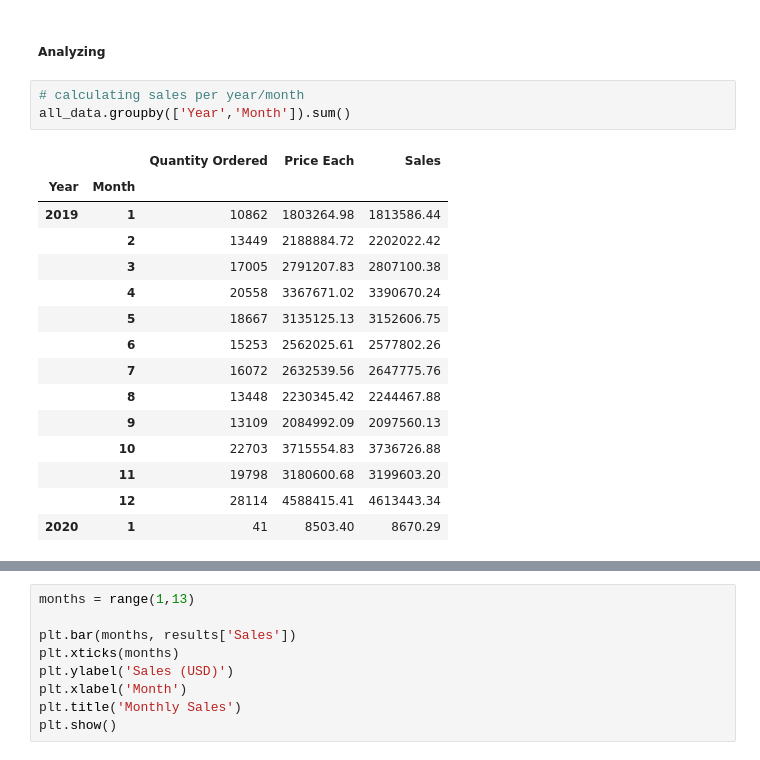
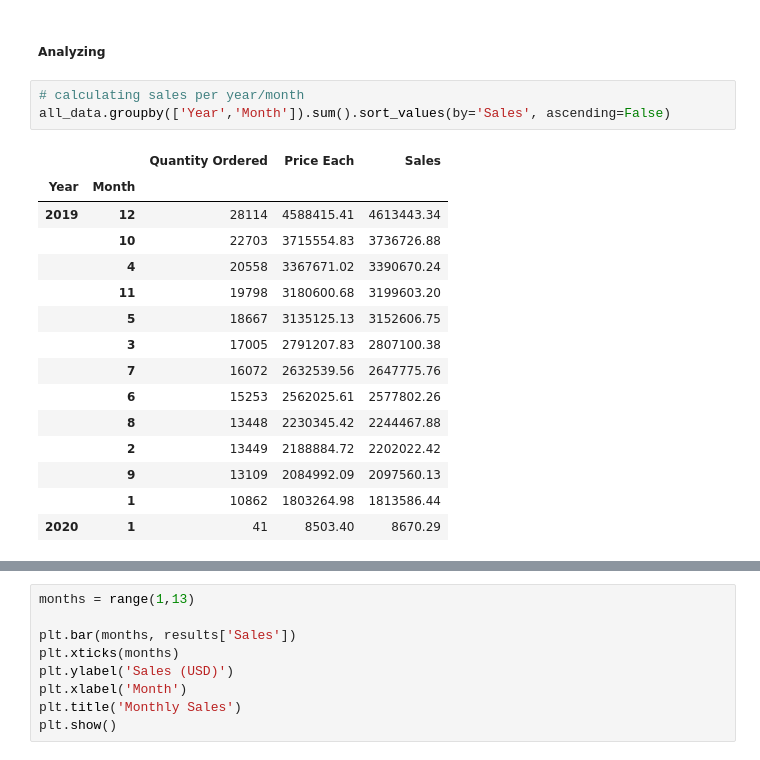
Before and after one commit to mezenka/Python_DataExploration, a Jupyter notebook: pandas_ds1.ipynb, the cells around one changed output, grey strips where cells are left out. Saved outputs shown, nothing was run; the diff lists cells and outputs as text.

```diff
--- a/pandas_ds1.ipynb
+++ b/pandas_ds1.ipynb
@@ -268,22 +270,22 @@ all_data
 ##### **Analyzing**
 # %%
 # calculating sales per year/month
-all_data.groupby(['Year','Month']).sum()
+all_data.groupby(['Year','Month']).sum().sort_values(by='Sales', ascending=False)
 # %% [output]
 |  |  | Quantity Ordered | Price Each | Sales |
 | Year | Month |  |  |  |
-| 2019 | 1 | 10862 | 1803264.98 | 1813586.44 |
+| 2019 | 12 | 28114 | 4588415.41 | 4613443.34 |
+|  | 10 | 22703 | 3715554.83 | 3736726.88 |
+|  | 4 | 20558 | 3367671.02 | 3390670.24 |
+|  | 11 | 19798 | 3180600.68 | 3199603.20 |
+|  | 5 | 18667 | 3135125.13 | 3152606.75 |
+|  | 3 | 17005 | 2791207.83 | 2807100.38 |
+|  | 7 | 16072 | 2632539.56 | 2647775.76 |
+|  | 6 | 15253 | 2562025.61 | 2577802.26 |
+|  | 8 | 13448 | 2230345.42 | 2244467.88 |
 |  | 2 | 13449 | 2188884.72 | 2202022.42 |
-|  | 3 | 17005 | 2791207.83 | 2807100.38 |
-|  | 4 | 20558 | 3367671.02 | 3390670.24 |
-|  | 5 | 18667 | 3135125.13 | 3152606.75 |
-|  | 6 | 15253 | 2562025.61 | 2577802.26 |
-|  | 7 | 16072 | 2632539.56 | 2647775.76 |
-|  | 8 | 13448 | 2230345.42 | 2244467.88 |
 |  | 9 | 13109 | 2084992.09 | 2097560.13 |
-|  | 10 | 22703 | 3715554.83 | 3736726.88 |
-|  | 11 | 19798 | 3180600.68 | 3199603.20 |
-|  | 12 | 28114 | 4588415.41 | 4613443.34 |
+|  | 1 | 10862 | 1803264.98 | 1813586.44 |
 | 2020 | 1 | 41 | 8503.40 | 8670.29 |
 # %%
 results = all_data.groupby('Month').sum()
```
Also changed, not shown: parts of 5 cells of this notebook.
